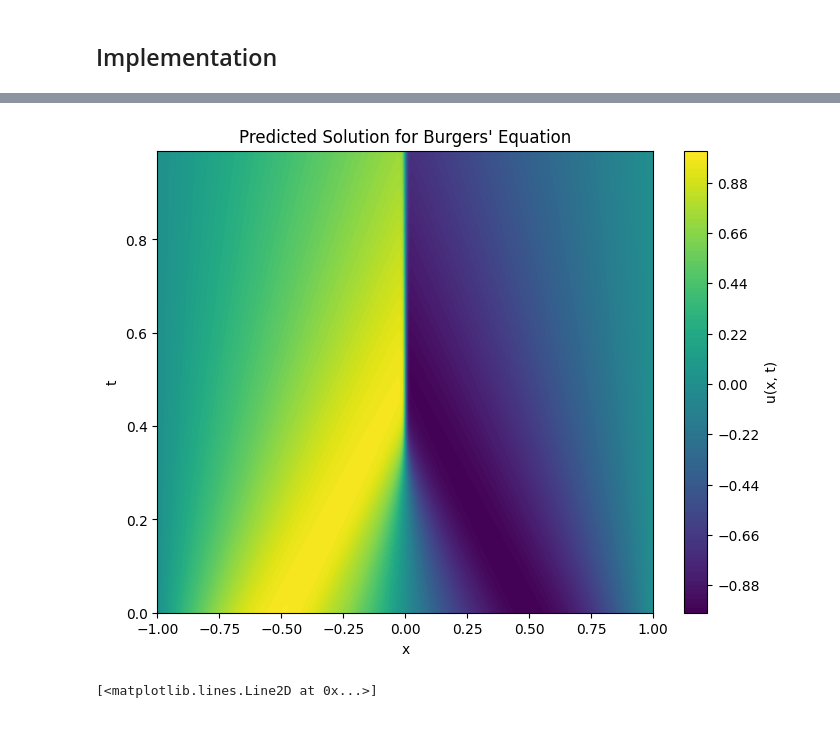
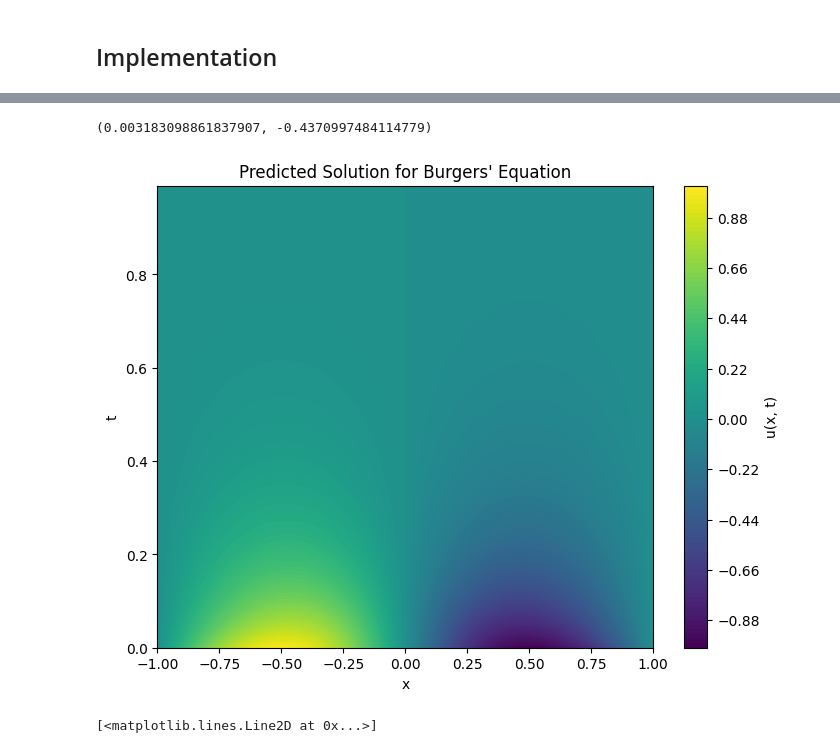
Before and after one commit to aderdouri/PINNs, a Jupyter notebook: Tutorials/burgers_1D_equation_inverse_pinn.ipynb, the cells around one changed output, grey strips where cells are left out. Saved outputs shown, nothing was run; the diff lists cells and outputs as text; code cells hidden in the pictures.

```diff
--- a/Tutorials/burgers_1D_equation_inverse_pinn.ipynb
+++ b/Tutorials/burgers_1D_equation_inverse_pinn.ipynb
@@ -163,6 +193,8 @@ u_initial = -torch.sin(np.pi * x)
 # %%
 # Step 6: Initialize and train the PINN
 model = PINN()
-train_pinn(model, x_interior, t_interior, x_boundary, t_boundary, x_initial, t_initial, u_initial, nu,
-           adam_epochs=10000, lbfgs_epochs=5000)
+train_pinn(model, x_interior, t_interior,
+           x_boundary, t_boundary,
+           x_initial, t_initial, u_initial,
+           adam_epochs=500, lbfgs_epochs=50000)
 # %% [output]
@@ -186,26 +212,31 @@ Starting LBFGS optimization...
+# %%
+0.01/np.pi, np.log(0.645907)
+# %% [output]
+(0.003183098861837907, -0.4370997484114779)
 # %%
 # Step 7: Visualize the results (optional)
 # Create a grid for prediction
 x_pred = x
 t_pred = t
 x_grid_pred, t_grid_pred = torch.meshgrid(x_pred.squeeze(), t_pred.squeeze(), indexing='ij')
 x_flat = x_grid_pred.flatten().view(-1, 1)
 t_flat = t_grid_pred.flatten().view(-1, 1)
 
 # Predict using the trained model
-u_pred = model(torch.cat((x_flat, t_flat), dim=1)).detach().numpy()
-u_pred = u_pred.reshape(256, 100)
+with torch.no_grad():
+  u_pred = model(torch.cat((x_flat, t_flat), dim=1)).detach().numpy()
+  u_pred = u_pred.reshape(256, 100)
 
 # Plot the solution
 plt.figure(figsize=(8, 6))
 plt.contourf(x_grid_pred.numpy(), t_grid_pred.numpy(), u_pred, levels=100, cmap='viridis')
 plt.colorbar(label='u(x, t)')
 plt.xlabel('x')
 plt.ylabel('t')
 plt.title('Predicted Solution for Burgers\' Equation')
 plt.show()
 # %% [output]
-[figure, old version]
+[figure, new version]
 # %%
 plt.plot(u_pred[:,0])
 # %% [output]
```
Also changed, not shown: parts of 6 cells of this notebook.
